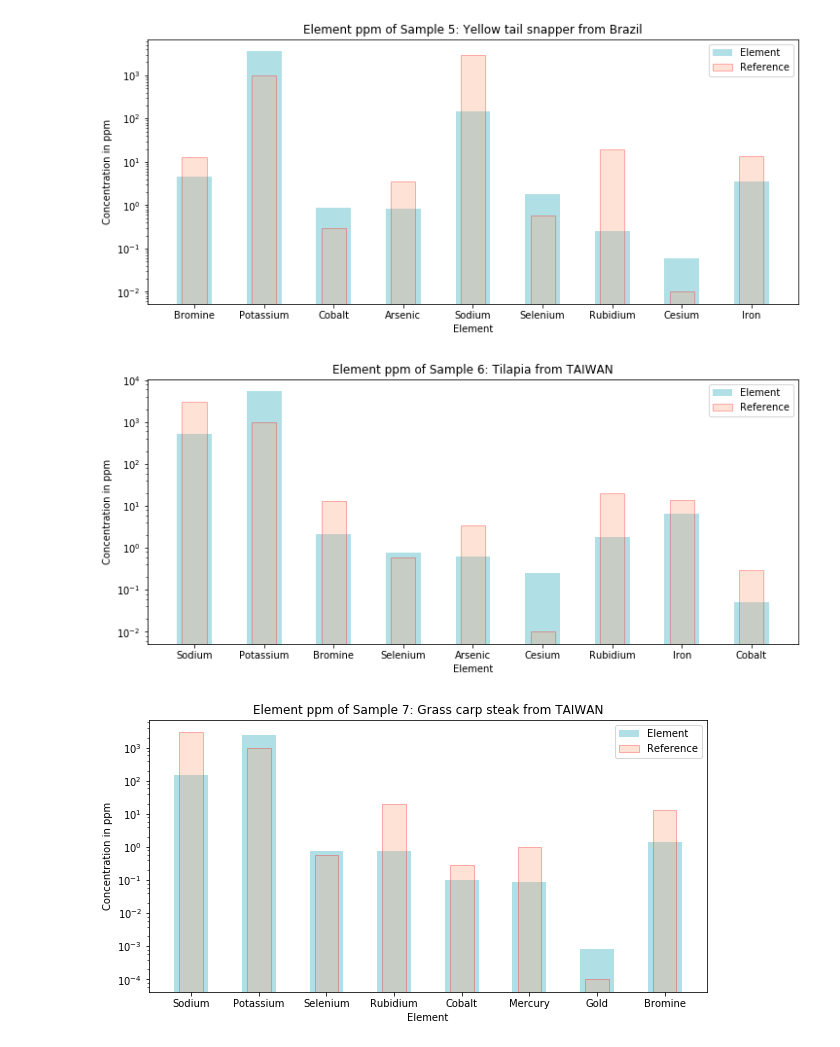
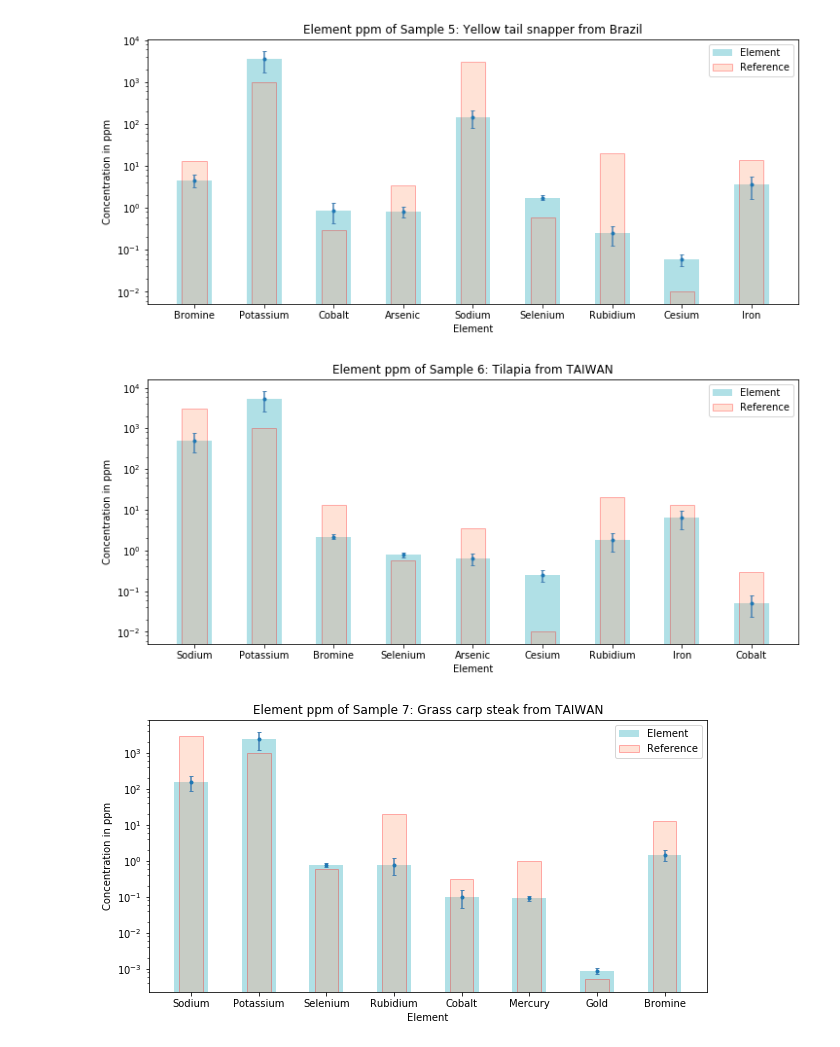
Before and after one commit to bearing/radwatch-analysis, a Jupyter notebook: ppmComparison.ipynb, the cells around one changed output. Cells and saved outputs as stored; diff of their text form; code cells hidden in the pictures.

```diff
--- a/ppmComparison.ipynb
+++ b/ppmComparison.ipynb
@@ -61,9 +74,14 @@ plt.show()
 elements = ['Bromine','Sodium', 'Cobalt', 'Selenium','Mercury', 'Rubidium',
            'Antimony', 'Cesium', 'Potassium', 'Arsenic']
 
-#without the unc. because I don't want to convolude the graph
 ppm = [2.16, 69.16, 0.274, 0.923, 0.024, 0.15, 0.0277, 0.032, 2650.95, 0.62]
 x = np.linspace(1,len(ppm),len(ppm))
+sys_unc = [0.7, 30.68, 0.14, 0.087, 0.003, 0.07, 0.01, 0.0094, 1357, 0.19]
+stat_unc = [0.07, 2.54, 0.031, 0.072, 0.0022, 0.014, 0.01, 0.0048, 95.49, 0.092]
+tot_unc = []
+for i in x:
+    val = (sys_unc[int(i)-1]**2+stat_unc[int(i)-1]**2)**0.5
+    tot_unc.append(val)
 
 mpl_fig = plt.figure(figsize=(12,5))
 ax = mpl_fig.add_subplot(111)
@@ -74,6 +92,7 @@ p1 = ax.bar(x, ppm, width, color='powderblue', label='Element')
 ppm2 = [13, 3000, 0.3, 0.58, 1, 20, 1.5, 0.01, 1000, 3.5]
 #reference graph
 p2 = ax.bar(x, ppm2, width=0.35, color='lightsalmon', edgecolor='red', alpha=0.3, label='Reference')
+p3 = plt.errorbar(x, ppm, yerr=tot_unc, fmt='.', ecolor='steelblue', capthick=1, capsize=2)
 
 plt.xlabel('Element')
 plt.ylabel('Concentration in ppm')
@@ -89,9 +108,14 @@ plt.show()
 elements = ['Bromine','Potassium', 'Cobalt', 'Arsenic','Sodium', 'Barium',
            'Selenium', 'Cesium', 'Mercury', 'Rubidium']
 
-#without the unc. because I don't want to convolude the graph
 ppm = [5.5, 3322.37, 1.52, 0.7, 164.3, 25.22, 2.10, 0.25, 0.22, 0.144]
 x = np.linspace(1,len(ppm),len(ppm))
+sys_unc = [1.8, 1700.69, 0.77, 0.21, 70.72, 2.03, 0.2, 0.1, 0.027, 0.069]
+stat_unc = [0.13, 88.56, 0.11, 0.081, 7.94, 5.3, 0.25, 0.091, 0.0065, 0.014]
+tot_unc = []
+for i in x:
+    val = (sys_unc[int(i)-1]**2+stat_unc[int(i)-1]**2)**0.5
+    tot_unc.append(val)
 
 mpl_fig = plt.figure(figsize=(12,5))
 ax = mpl_fig.add_subplot(111)
@@ -102,10 +126,11 @@ p1 = ax.bar(x, ppm, width, color='powderblue', label='Element')
 ppm2 = [13, 1000, 0.3, 3.5, 3000, 14.3, 0.58, 0.01, 1, 20]
 #reference graph
 p2 = ax.bar(x, ppm2, width=0.35, color='lightsalmon', edgecolor='red', alpha=0.3, label='Reference')
+p3 = plt.errorbar(x, ppm, yerr=tot_unc, fmt='.', ecolor='steelblue', capthick=1, capsize=2)
 
 plt.xlabel('Element')
 plt.ylabel('Concentration in ppm')
-plt.title('Element ppm of Sample 2: Shortraker steak from CANADA')
+plt.title('Element ppm of Sample 4: Shortraker steak from CANADA')
 plt.legend()
 plt.xticks(x, elements)
 ax.set_yscale('log')
@@ -117,9 +142,14 @@ plt.show()
 elements = ['Bromine','Potassium','Cobalt', 'Arsenic', 'Sodium',
            'Selenium','Rubidium', 'Cesium', 'Iron']
 
-#without the unc. because I don't want to convolude the graph
 ppm = [4.61, 3556.56, 0.885, 0.83, 143.56, 1.77, 0.25, 0.06, 3.58]
 x = np.linspace(1,len(ppm),len(ppm))
+sys_unc = [1.45, 1820.56, 0.45, 0.23, 62.91, 0.17, 0.12, 0.019, 1.83]
+stat_unc = [0.24, 144.19, 0.087, 0.08, 1.24, 0.13, 0.020, 0.006, 0.55]
+tot_unc = []
+for i in x:
+    val = (sys_unc[int(i)-1]**2+stat_unc[int(i)-1]**2)**0.5
+    tot_unc.append(val)
 
 mpl_fig = plt.figure(figsize=(12,5))
 ax = mpl_fig.add_subplot(111)
@@ -130,6 +160,7 @@ p1 = ax.bar(x, ppm, width, color='powderblue', label='Element')
 ppm2 = [13, 1000, 0.3, 3.5, 3000, 0.58, 20, 0.01, 13.5]
 #reference graph
 p2 = ax.bar(x, ppm2, width=0.35, color='lightsalmon', edgecolor='red', alpha=0.3, label='Reference')
+p3 = plt.errorbar(x, ppm, yerr=tot_unc, fmt='.', ecolor='steelblue', capthick=1, capsize=2)
 
 plt.xlabel('Element')
 plt.ylabel('Concentration in ppm')
@@ -139,15 +170,20 @@ plt.xticks(x, elements)
 ax.set_yscale('log')
 plt.show()
 # %% [output]
-[figure, old version]
+[figure, new version]
 # %%
 #sample 6
 elements = ['Sodium','Potassium', 'Bromine','Selenium', 'Arsenic',
            'Cesium', 'Rubidium', 'Iron','Cobalt']
 
-#without the unc. because I don't want to convolude the graph
 ppm = [510.92, 5369.57, 2.19, 0.79, 0.64, 0.25, 1.82, 6.48, 0.05]
 x = np.linspace(1,len(ppm),len(ppm))
+sys_unc = [204.54, 2748.11, 0.24, 0.07, 0.19, 0.073, 0.87, 3.12, 0.026]
+stat_unc = [154.81, 174.78, 0.21, 0.088, 0.09, 0.038, 0.092, 0.73, 0.0058]
+tot_unc = []
+for i in x:
+    val = (sys_unc[int(i)-1]**2+stat_unc[int(i)-1]**2)**0.5
+    tot_unc.append(val)
 
 mpl_fig = plt.figure(figsize=(12,5))
 ax = mpl_fig.add_subplot(111)
@@ -158,6 +194,7 @@ p1 = ax.bar(x, ppm, width, color='powderblue', label='Element')
 ppm2 = [3000, 1000, 13, 0.58, 3.5, 0.01, 20, 13.5, 0.3]
 #reference graph
 p2 = ax.bar(x, ppm2, width=0.35, color='lightsalmon', edgecolor='red', alpha=0.3, label='Reference')
+p3 = plt.errorbar(x, ppm, yerr=tot_unc, fmt='.', ecolor='steelblue', capthick=1, capsize=2)
 
 plt.xlabel('Element')
 plt.ylabel('Concentration in ppm')
@@ -167,35 +204,41 @@ plt.xticks(x, elements)
 ax.set_yscale('log')
 plt.show()
 # %% [output]
-[figure, old version]
+[figure, new version]
 # %%
 #sample 7
 elements = ['Sodium', 'Potassium','Selenium', 'Rubidium', 'Cobalt',
            'Mercury', 'Gold', 'Bromine']
 
-#without the unc. because I don't want to convolude the graph
 ppm = [152.35, 2436.11, 0.78, 0.78, 0.1, 0.09, 0.00086, 1.46]
 x = np.linspace(1,len(ppm),len(ppm))
+sys_unc = [66.67, 1247, 0.077, 0.37, 0.05, 0.011, 0.00016, 0.48]
+stat_unc = [1.03, 96.54, 0.06, 0.037, 0.0087, 0.0043, 0.000067, 0.06]
+tot_unc = []
+for i in x:
+    val = (sys_unc[int(i)-1]**2+stat_unc[int(i)-1]**2)**0.5
+    tot_unc.append(val)
 
 mpl_fig = plt.figure(figsize=(10,5))
 ax = mpl_fig.add_subplot(111)
 width = 0.5
 p1 = ax.bar(x, ppm, width, color='powderblue', label='Element')
 
 #reference values (based on averages)
-ppm2 = [3000, 1000, 0.58, 20, 0.3, 1, 0.0001, 13]
+ppm2 = [3000, 1000, 0.58, 20, 0.3, 1, 0.0005, 13]
 #reference graph
 p2 = ax.bar(x, ppm2, width=0.35, color='lightsalmon', edgecolor='red', alpha=0.3, label='Reference')
+p3 = plt.errorbar(x, ppm, yerr=tot_unc, fmt='.', ecolor='steelblue', capthick=1, capsize=2)
 
 plt.xlabel('Element')
 plt.ylabel('Concentration in ppm')
 plt.title('Element ppm of Sample 7: Grass carp steak from TAIWAN')
 plt.legend()
 plt.xticks(x, elements)
 ax.set_yscale('log')
 plt.show()
 # %% [output]
-[figure, old version]
+[figure, new version]
 # %%
 #sample 8
 elements = ['Bromine','Arsenic', 'Potassium','Sodium', 'Cobalt',
```
Also changed, not shown: parts of 13 cells of this notebook.
